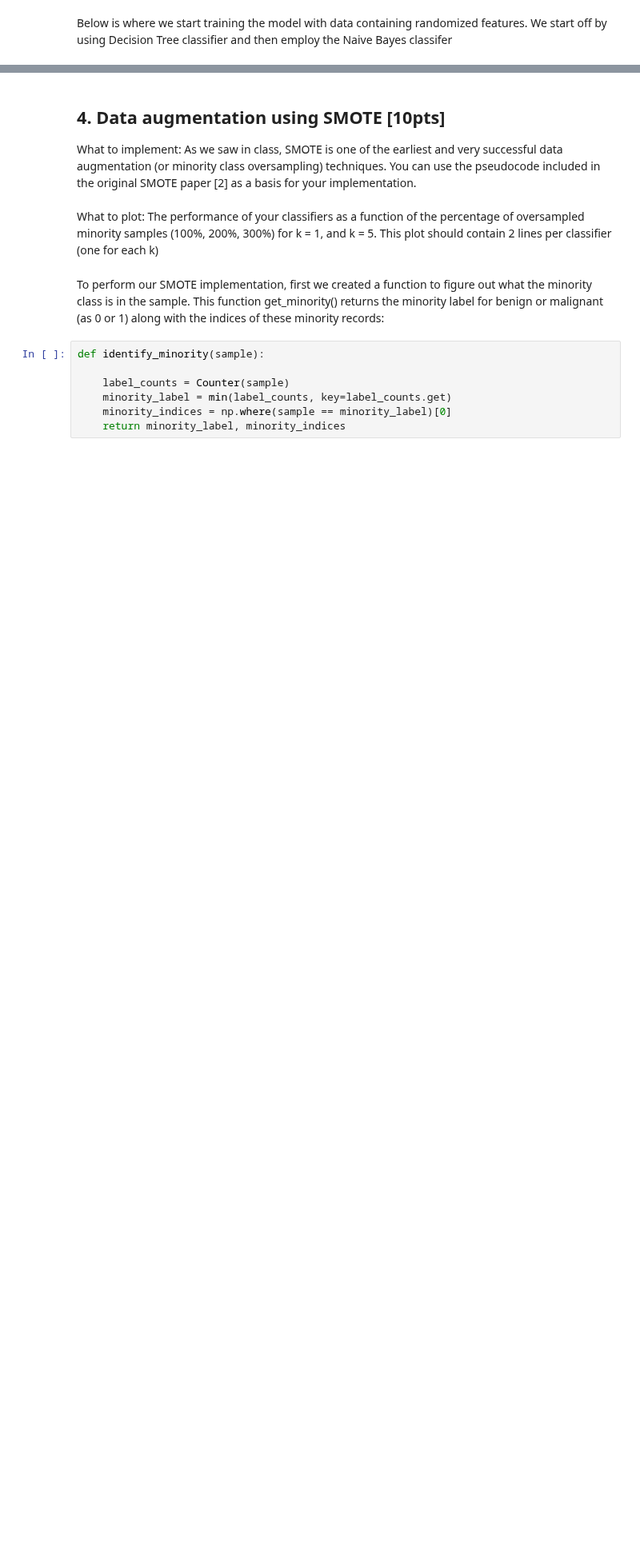
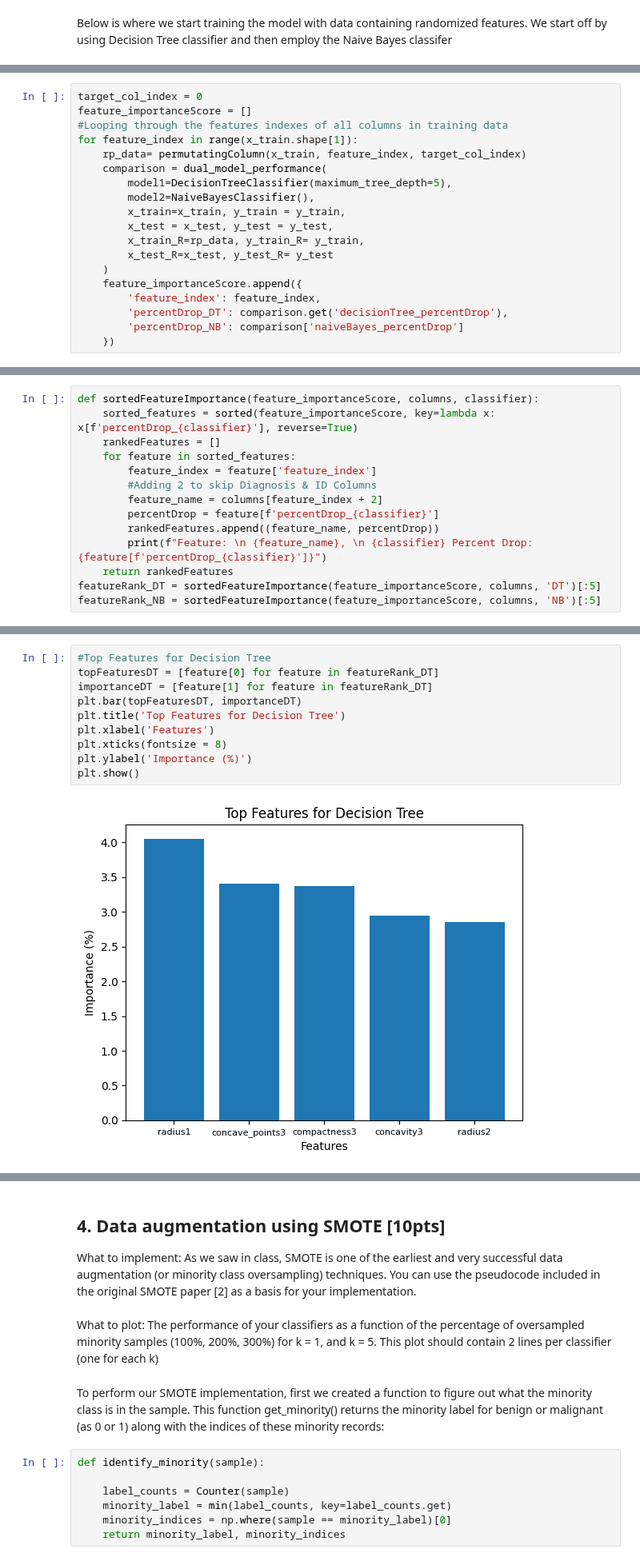
Before and after one commit to alexcupps/cs235-project, a Jupyter notebook: [CS235F24]_Course_Project.ipynb, the cells around one changed output, grey strips where cells are left out. Shown at 80% size. Cells and saved outputs as stored; diff of their text form; blank space fills up the shorter version.

```diff
--- a/[CS235F24]_Course_Project.ipynb
+++ b/[CS235F24]_Course_Project.ipynb
@@ -757,0 +685,19 @@ def dual_model_performance(model1, model2, x_train, y_train, x_test, y_test, x_t
+# %%
+target_col_index = 0
+feature_importanceScore = []
+#Looping through the features indexes of all columns in training data
+for feature_index in range(x_train.shape[1]):
+    rp_data= permutatingColumn(x_train, feature_index, target_col_index)
+    comparison = dual_model_performance(
+        model1=DecisionTreeClassifier(maximum_tree_depth=5),
+        model2=NaiveBayesClassifier(),
+        x_train=x_train, y_train = y_train,
+        x_test = x_test, y_test = y_test,
+        x_train_R=rp_data, y_train_R= y_train,
+        x_test_R=x_test, y_test_R= y_test
+    )
+    feature_importanceScore.append({
+        'feature_index': feature_index,
+        'percentDrop_DT': comparison.get('decisionTree_percentDrop'),
+        'percentDrop_NB': comparison['naiveBayes_percentDrop']
+    })
@@ -757,0 +706,14 @@ def dual_model_performance(model1, model2, x_train, y_train, x_test, y_test, x_t
+# %%
+def sortedFeatureImportance(feature_importanceScore, columns, classifier):
+    sorted_features = sorted(feature_importanceScore, key=lambda x: x[f'percentDrop_{classifier}'], reverse=True)
+    rankedFeatures = []
+    for feature in sorted_features:
+        feature_index = feature['feature_index']
+        #Adding 2 to skip Diagnosis & ID Columns
+        feature_name = columns[feature_index + 2]
+        percentDrop = feature[f'percentDrop_{classifier}']
+        rankedFeatures.append((feature_name, percentDrop))
+        print(f"Feature: \n {feature_name}, \n {classifier} Percent Drop: {feature[f'percentDrop_{classifier}']}")
+    return rankedFeatures
+featureRank_DT = sortedFeatureImportance(feature_importanceScore, columns, 'DT')[:5]
+featureRank_NB = sortedFeatureImportance(feature_importanceScore, columns, 'NB')[:5]
@@ -757,0 +740,12 @@ def dual_model_performance(model1, model2, x_train, y_train, x_test, y_test, x_t
+# %%
+#Top Features for Decision Tree
+topFeaturesDT = [feature[0] for feature in featureRank_DT]
+importanceDT = [feature[1] for feature in featureRank_DT]
+plt.bar(topFeaturesDT, importanceDT)
+plt.title('Top Features for Decision Tree')
+plt.xlabel('Features')
+plt.xticks(fontsize = 8)
+plt.ylabel('Importance (%)')
+plt.show()
+# %% [output]
+[figure, added]
```
Also changed, not shown: parts of 18 cells of this notebook.
